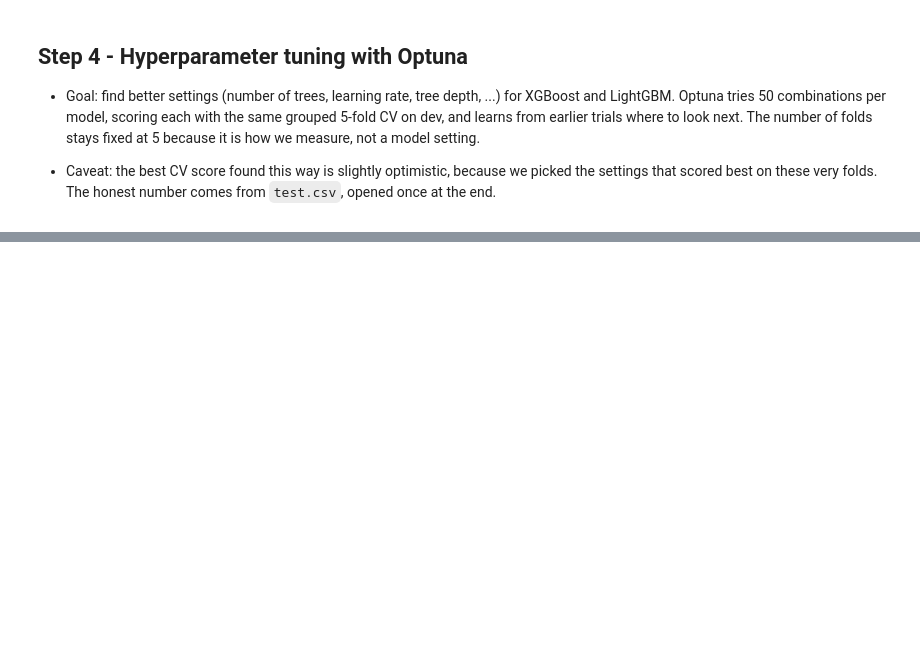
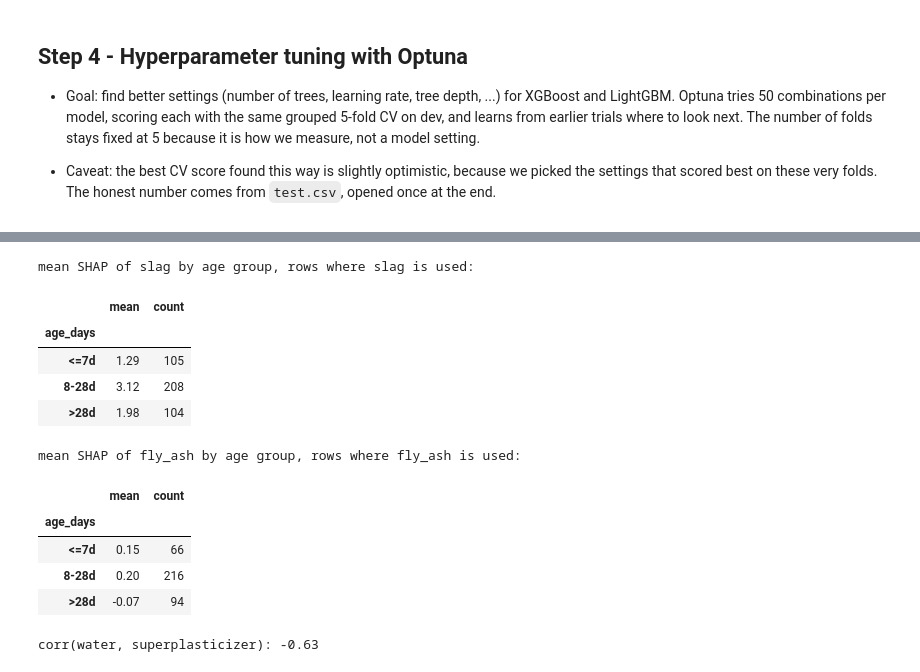
Before and after one commit to Mayank-jeet/StructIQ, a Jupyter notebook: backend/notebooks/02_modeling.ipynb, the cells around one changed output, grey strips where cells are left out. Cells and saved outputs as stored; diff of their text form; code cells hidden in the pictures; blank space fills up the shorter version.

```diff
--- a/backend/notebooks/02_modeling.ipynb
+++ b/backend/notebooks/02_modeling.ipynb
@@ -213,0 +296,24 @@ plt.show()
+# %%
+# Hypothesis 1 (from EDA): the effect of slag / fly ash depends on age
+age_group = pd.cut(X8["age_days"], [0, 7, 28, 365], labels=["<=7d", "8-28d", ">28d"])
+for feat in ["slag", "fly_ash"]:
+    used = X8[feat] > 0
+    print(f"mean SHAP of {feat} by age group, rows where {feat} is used:")
+    display(sv.loc[used, feat].groupby(age_group[used], observed=True).agg(["mean", "count"]).round(2))
+
+# Hypothesis 2 (from EDA): superplasticizer acts mostly through lower water
+print("corr(water, superplasticizer):", round(X8["water"].corr(X8["superplasticizer"]), 2))
+# %% [output]
+mean SHAP of slag by age group, rows where slag is used:
+|  | mean | count |
+| age_days |  |  |
+| <=7d | 1.29 | 105 |
+| 8-28d | 3.12 | 208 |
+| >28d | 1.98 | 104 |
+mean SHAP of fly_ash by age group, rows where fly_ash is used:
+|  | mean | count |
+| age_days |  |  |
+| <=7d | 0.15 | 66 |
+| 8-28d | 0.20 | 216 |
+| >28d | -0.07 | 94 |
+corr(water, superplasticizer): -0.63
```
Also changed, not shown: parts of 15 cells of this notebook, 3 other files.
